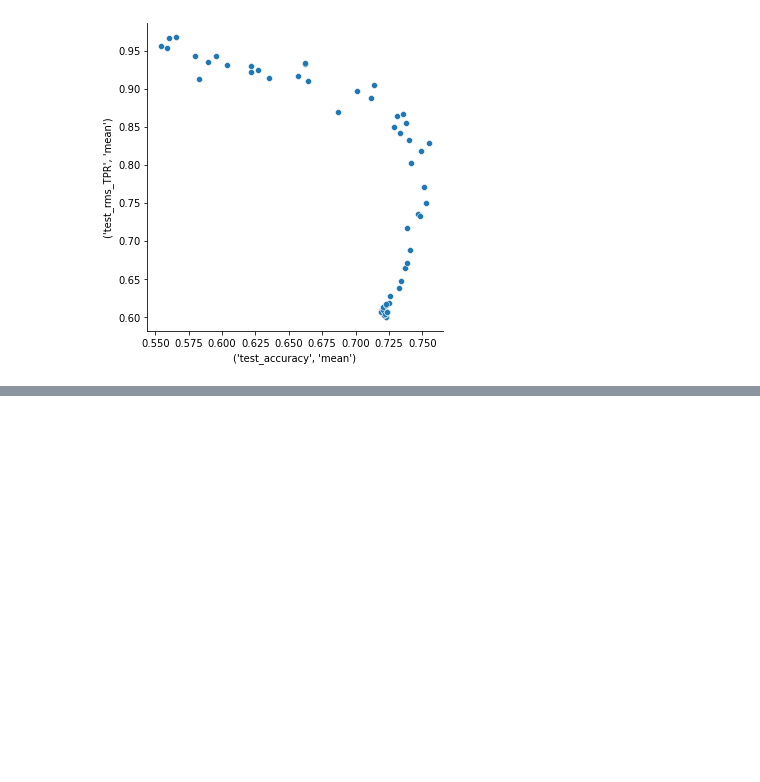
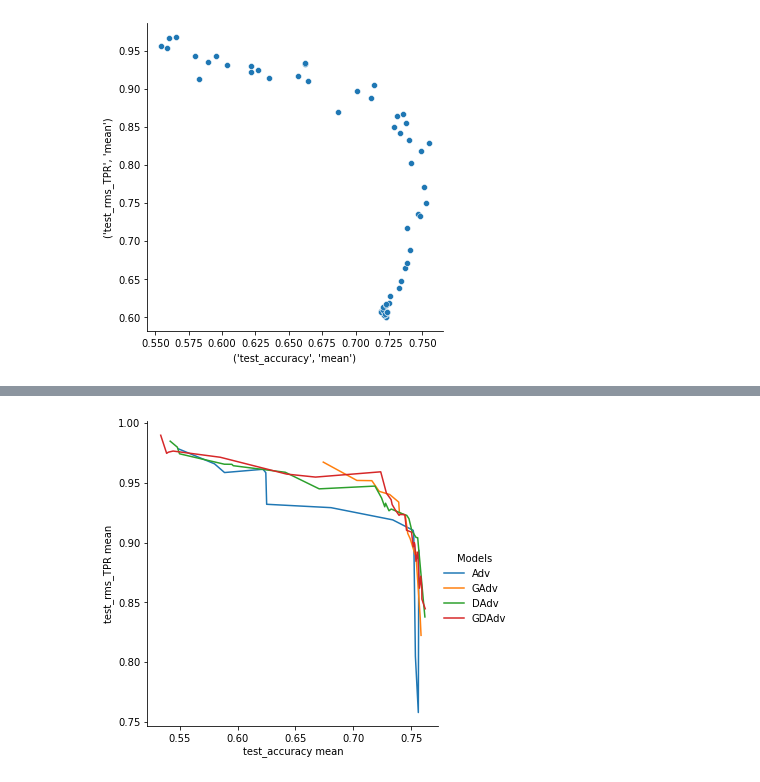
Before and after one commit to Libr-AI/fairlib, a Jupyter notebook: analysis/sample_model_selection.ipynb, the cells around one changed output, grey strips where cells are left out. Cells and saved outputs as stored; diff of their text form; code cells hidden in the pictures; blank space fills up the shorter version.

```diff
--- a/analysis/sample_model_selection.ipynb
+++ b/analysis/sample_model_selection.ipynb
@@ -153,0 +205,7 @@ create_plots(
+# %%
+_final_df = model_comparasion(
+    results_dict = _results_dict,
+    pareto_selection="dev",
+    )
+# %% [output]
+[figure, added]
```
Also changed, not shown: parts of 9 cells of this notebook, 3 other files.
